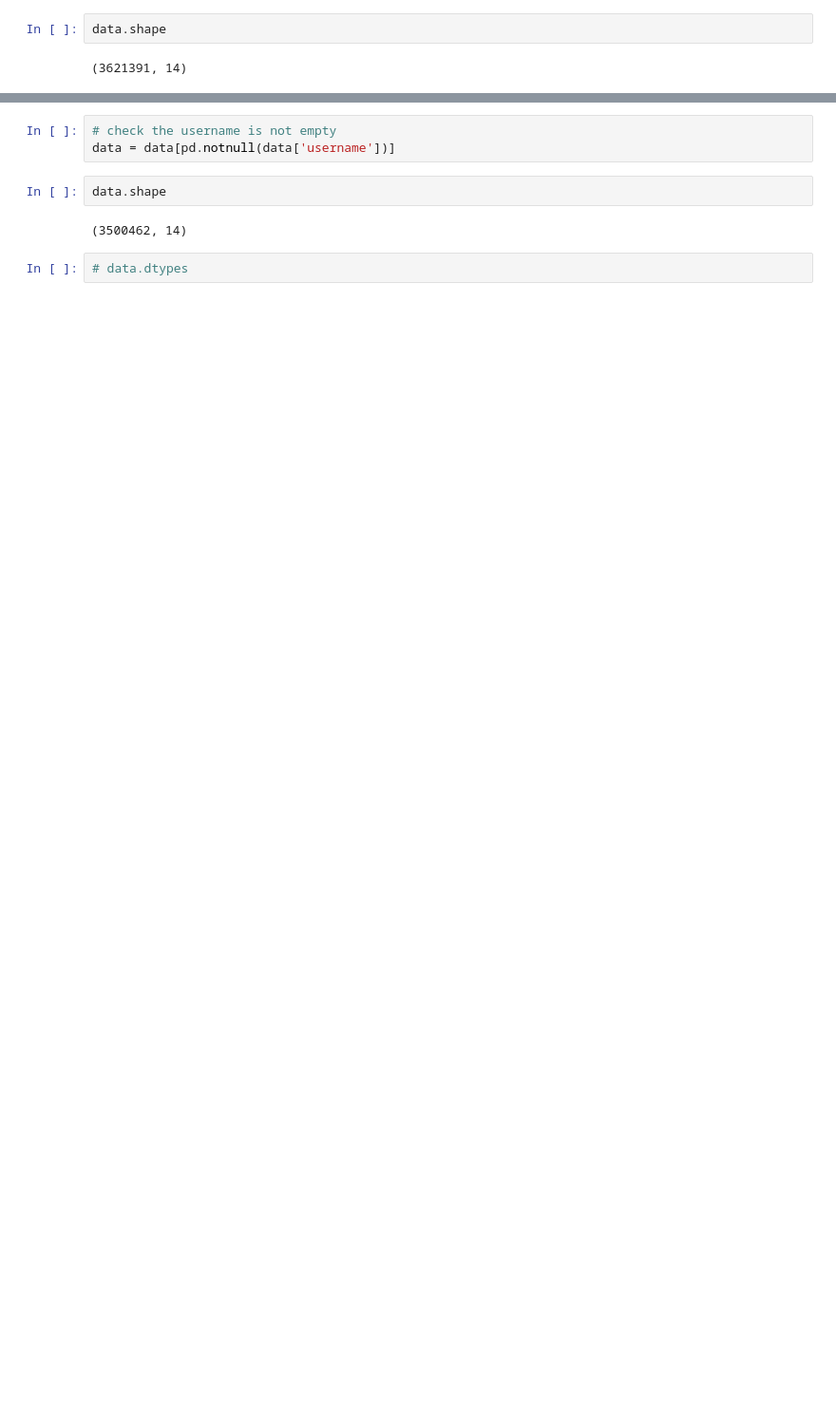
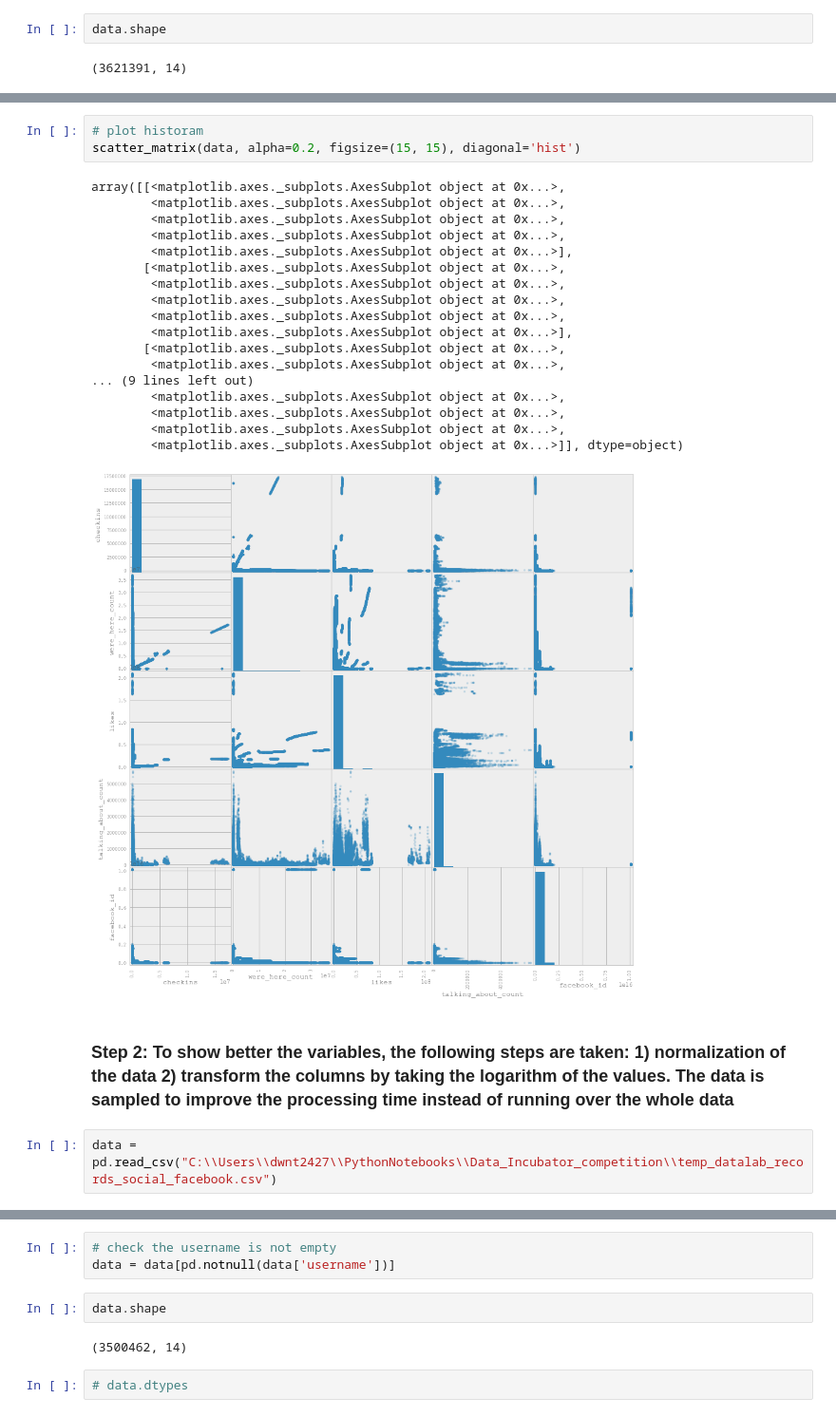
Before and after one commit to ghada-soliman/dataincubator_plot1, a Jupyter notebook: Facebook_plot1.ipynb, the cells around one changed output, grey strips where cells are left out. Shown at 95% size. Drawn from its saved outputs; the diff is of its cells as text; blank space fills up the shorter version.

```diff
--- a/Facebook_plot1.ipynb
+++ b/Facebook_plot1.ipynb
@@ -26,0 +84,26 @@ data.shape
+# %%
+# plot historam
+scatter_matrix(data, alpha=0.2, figsize=(15, 15), diagonal='hist')
+# %% [output]
+array([[<matplotlib.axes._subplots.AxesSubplot object at 0x...>,
+        <matplotlib.axes._subplots.AxesSubplot object at 0x...>,
+        <matplotlib.axes._subplots.AxesSubplot object at 0x...>,
+        <matplotlib.axes._subplots.AxesSubplot object at 0x...>,
+        <matplotlib.axes._subplots.AxesSubplot object at 0x...>],
+       [<matplotlib.axes._subplots.AxesSubplot object at 0x...>,
+        <matplotlib.axes._subplots.AxesSubplot object at 0x...>,
+        <matplotlib.axes._subplots.AxesSubplot object at 0x...>,
+        <matplotlib.axes._subplots.AxesSubplot object at 0x...>,
+        <matplotlib.axes._subplots.AxesSubplot object at 0x...>],
+       [<matplotlib.axes._subplots.AxesSubplot object at 0x...>,
+        <matplotlib.axes._subplots.AxesSubplot object at 0x...>,
+... (9 lines left out)
+        <matplotlib.axes._subplots.AxesSubplot object at 0x...>,
+        <matplotlib.axes._subplots.AxesSubplot object at 0x...>,
+        <matplotlib.axes._subplots.AxesSubplot object at 0x...>,
+        <matplotlib.axes._subplots.AxesSubplot object at 0x...>]], dtype=object)
+[figure, added]
+# %% [markdown]
+### Step 2: To show better the variables, the following steps are taken: 1) normalization of the data 2) transform the columns by taking the logarithm of the values. The data is sampled to improve the processing time instead of running over the whole data
+# %%
+data = pd.read_csv("C:\\Users\\dwnt2427\\PythonNotebooks\\Data_Incubator_competition\\temp_datalab_records_social_facebook.csv")
```
Also changed, not shown: parts of 20 cells of this notebook.
